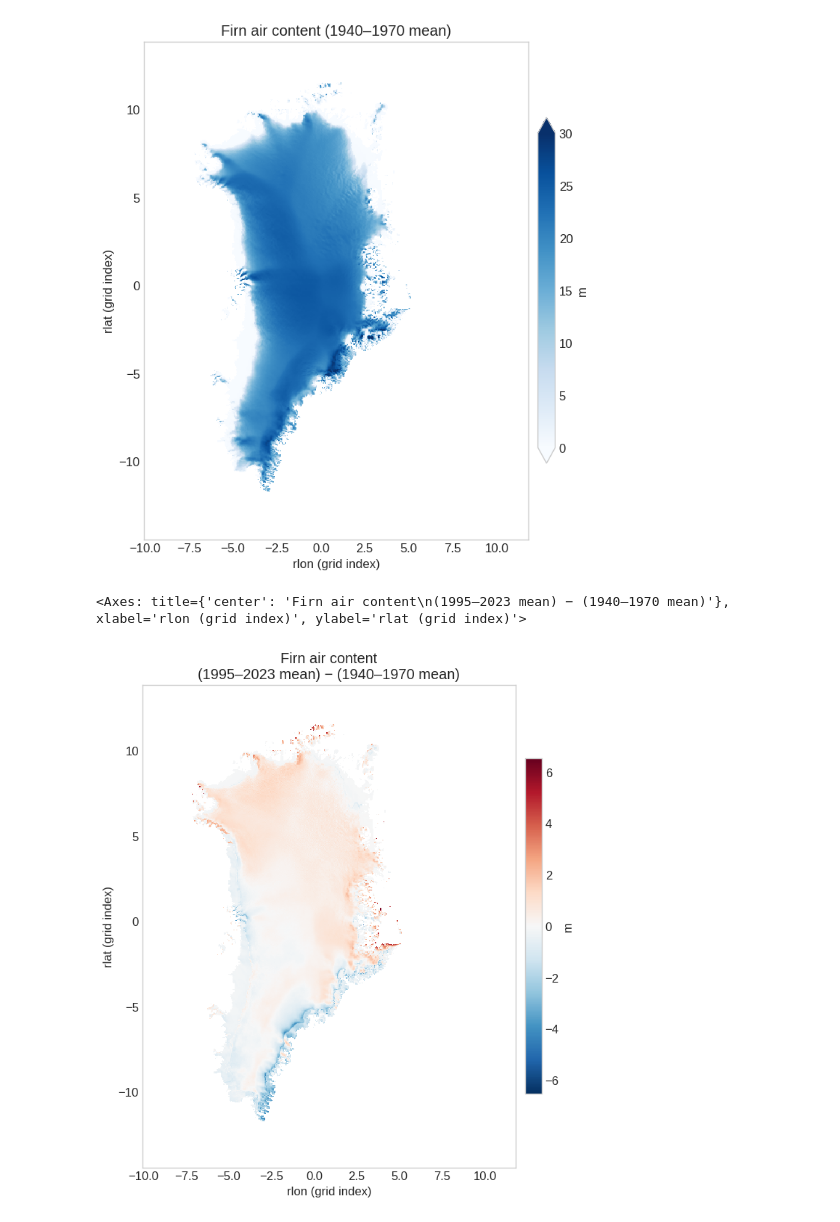
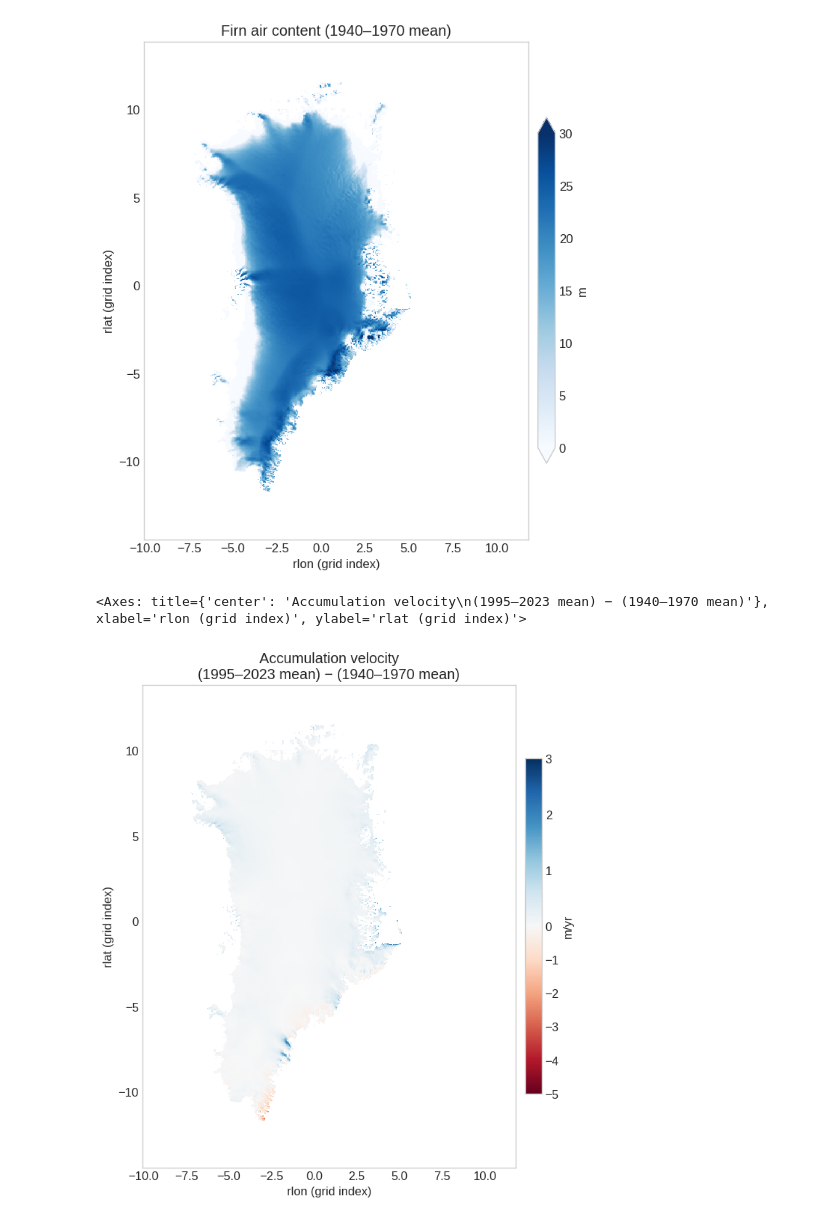
Before and after one commit to IMAU-ice-and-climate/IMAU-FDM, a Jupyter notebook: post-process/visualization/visualize_maps.ipynb, the cells around one changed output. Cells and saved outputs as stored; diff of their text form; code cells hidden in the pictures.

Commit message:
updating post-processing visualization

```diff
--- a/post-process/visualization/visualize_maps.ipynb
+++ b/post-process/visualization/visualize_maps.ipynb
@@ -195,7 +195,8 @@ plot_temporal_mean(ds, 'FirnAir', 1940, 1970, cmap='Blues', vmin=0, vmax=30)
 [figure]
 [figure]
 # %%
-plot_temporal_mean_difference(ds, 'FirnAir', (1940, 1970), (1995, 2023))
+ds = load_gridded_data('vacc')
+plot_temporal_mean_difference(ds, 'vacc', (1940, 1970), (1995, 2023),vmin=-5,vmax=3)
 # %% [output]
-<Axes: title={'center': 'Firn air content\n(1995–2023 mean) − (1940–1970 mean)'}, xlabel='rlon (grid index)', ylabel='rlat (grid index)'>
+<Axes: title={'center': 'Accumulation velocity\n(1995–2023 mean) − (1940–1970 mean)'}, xlabel='rlon (grid index)', ylabel='rlat (grid index)'>
-[figure, old version]
+[figure, new version]
```
Also changed, not shown: parts of 1 cell of this notebook, 1 other file.
